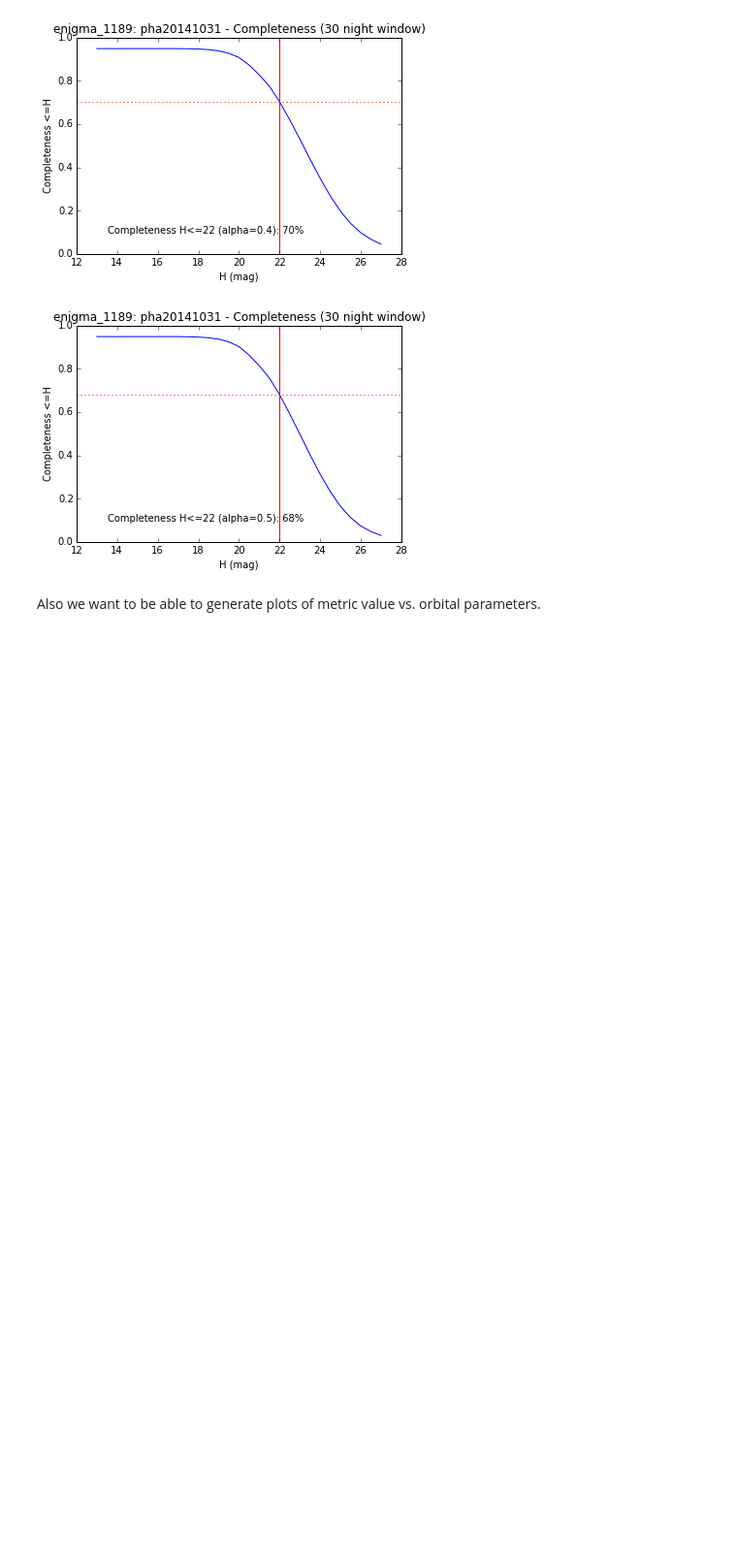
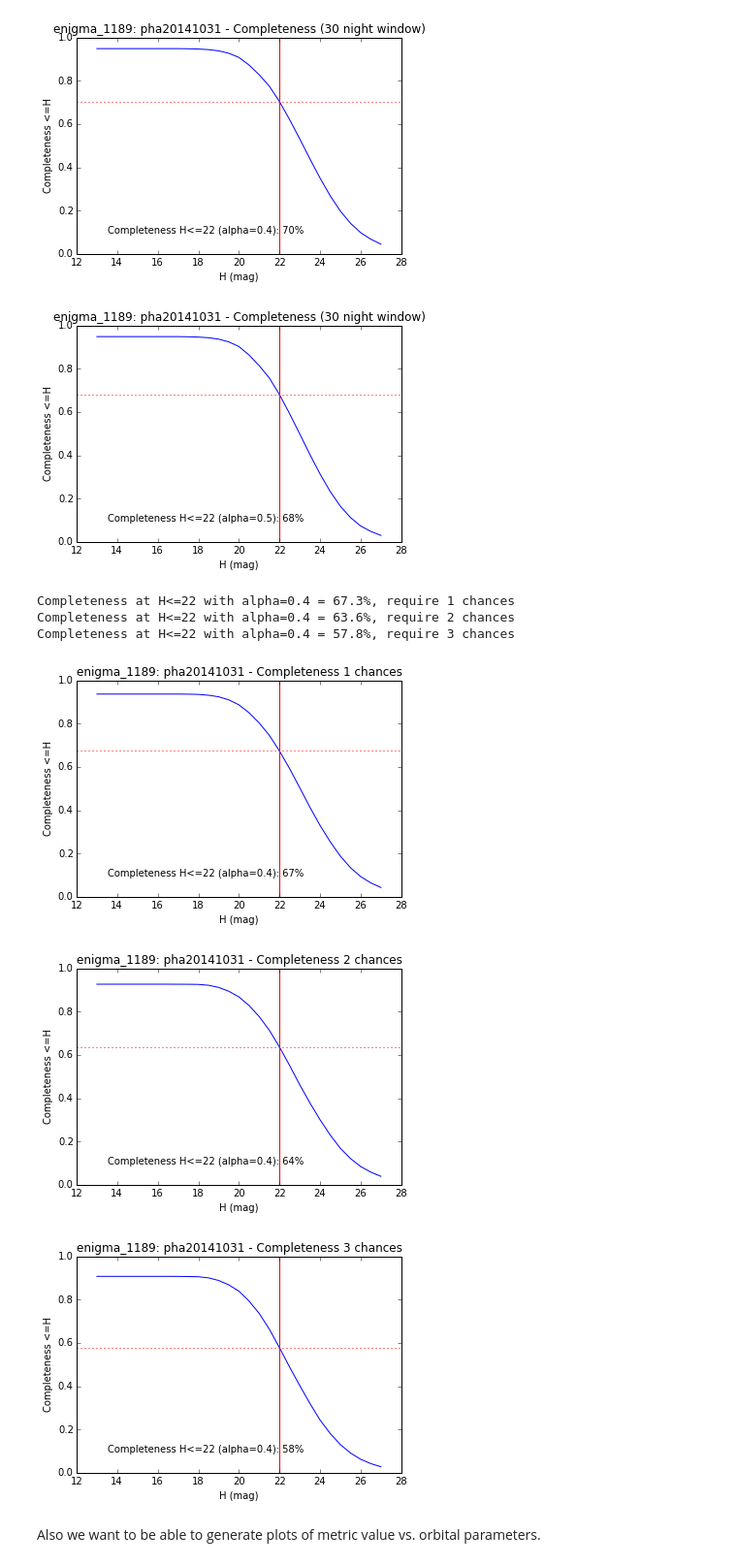
Before and after one commit to rhiannonlynne/MafSSO, a Jupyter notebook: Prototype SSO Metrics.ipynb, the cells around one changed output. Shown at 97% size. Drawn from its saved outputs; the diff is of its cells as text; code cells hidden in the pictures; blank space fills up the shorter version.

Commit message:
Add completeness with 1/2/3 chances

```diff
--- a/Prototype SSO Metrics.ipynb
+++ b/Prototype SSO Metrics.ipynb
@@ -128,11 +128,11 @@ def SimplerPythonDiscoveryMetric(ssoObs, magH=20., Hrange=np.arange(13, 27, 0.25
 # %% [markdown]
 Define 'Completeness' as the equivalent of a summary statistic, to run on the results of 'DiscoveryChances'.
 # %%
-def Completeness(discoveryChances, Hrange, numSsos):
+def Completeness(discoveryChances, Hrange, numSsos, requiredChances=1):
     completeness = np.zeros(len(Hrange), float)
     discoveries = discoveryChances.swapaxes(0, 1)
     for i, H in enumerate(Hrange):
-        completeness[i] = np.where(discoveries[i] >= 1)[0].size
+        completeness[i] = np.where(discoveries[i] >= requiredChances)[0].size
     completeness = completeness/float(numSsos)
     return completeness
 # %% [markdown]
@@ -351,6 +351,12 @@ for i, sso in enumerate(ssoids):
     #    activityP[n][i] = ActivityOverPeriodMetric(ssoObs, orbit, Hrange=Hrange, nBins=n)
 completeness = Completeness(discoveries, Hrange, sNum)
 completeness30 = Completeness(discoveries30, Hrange, sNum)
+
+completeness_2 = Completeness(discoveries, Hrange, sNum, requiredChances=2)
+completeness30_2 = Completeness(discoveries30, Hrange, sNum, requiredChances=2)
+
+completeness_3 = Completeness(discoveries, Hrange, sNum, requiredChances=3)
+completeness30_3 = Completeness(discoveries30, Hrange, sNum, requiredChances=3)
 # %% [markdown]
 We may want to plot the metric results as function of H, after summing/averaging/etc. over the metric values for each individual object.
 # %%
@@ -458,6 +466,28 @@ Completeness at H<=22 with alpha=0.5 = 68.1% (30 night window)
 [figure]
 [figure]
 [figure]
+# %%
+# Increased requirement of discovery chances (in case we lose something we could have discovered)
+alpha = 0.4
+for i, c in enumerate([completeness, completeness_2, completeness_3]):
+    compH = integrateH(c, Hrange, Hindex=alpha)
+    fignum = metricVsH(compH, Hrange, None)
+    plt.ylabel('Completeness <=H')
+    plt.title('enigma_1189: %s - %s' %(outroot, 'Completeness %d chances' %(i+1)))
+    #completeness at H<=22
+    Hidx = np.where(Hrange==22.0)[0]
+    comp22 = compH[Hidx]
+    plt.axhline(comp22, color='r', linestyle=':')
+    plt.axvline(22, color='r')
+    plt.figtext(0.2, 0.2, 'Completeness H<=22 (alpha=%.1f): %.0f%s' %(alpha, comp22*100, '%'))
+    print "Completeness at H<=22 with alpha=%.1f = %.1f%s, require %d chances"  %(alpha, comp22*100, '%', i+1)
+# %% [output]
+Completeness at H<=22 with alpha=0.4 = 67.3%, require 1 chances
+Completeness at H<=22 with alpha=0.4 = 63.6%, require 2 chances
+Completeness at H<=22 with alpha=0.4 = 57.8%, require 3 chances
+[figure, added]
+[figure, added]
+[figure, added]
 # %% [markdown]
 Also we want to be able to generate plots of metric value vs. orbital parameters.
 # %%
```
Also changed, not shown: parts of 2 cells of this notebook, 1 other file.
